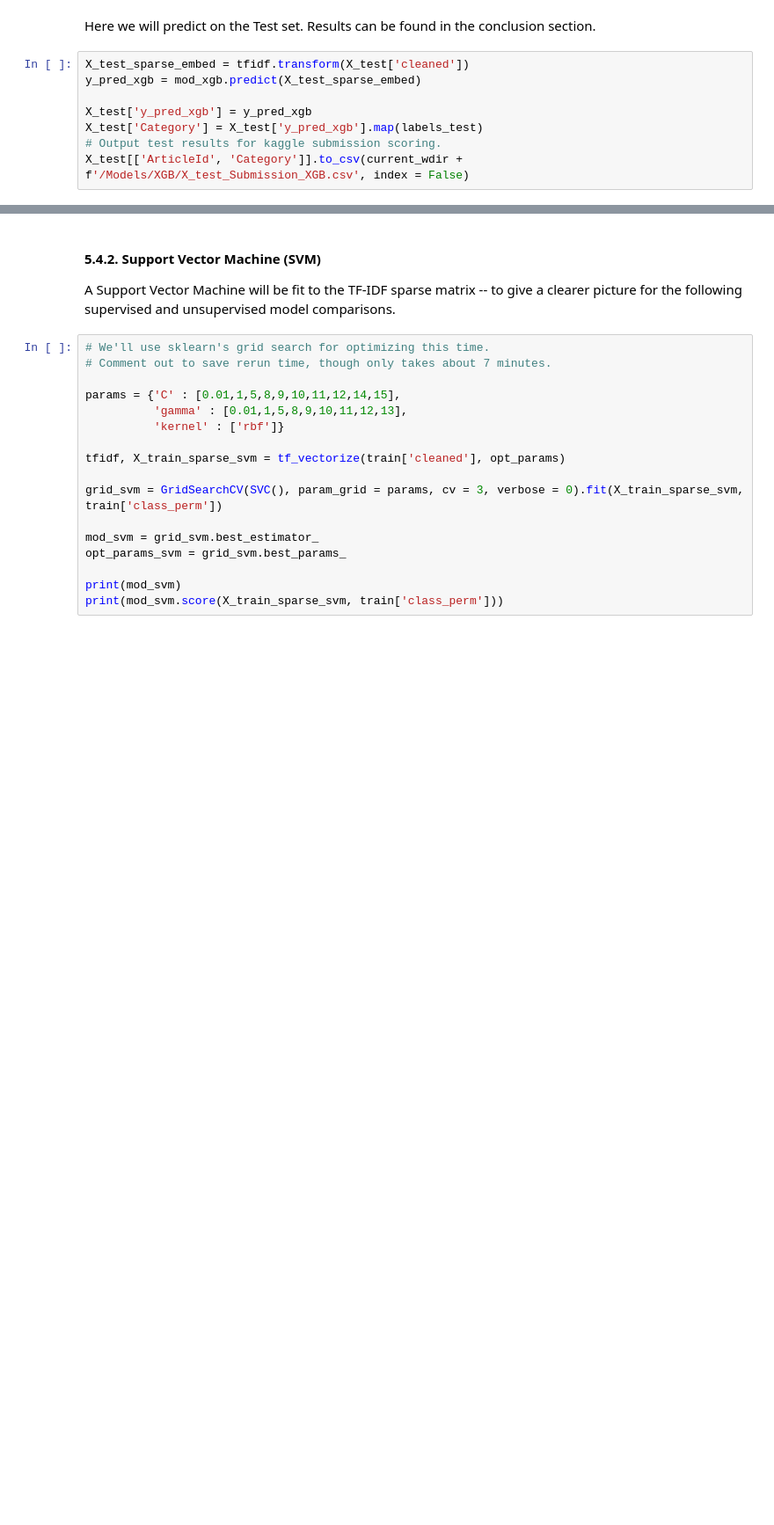
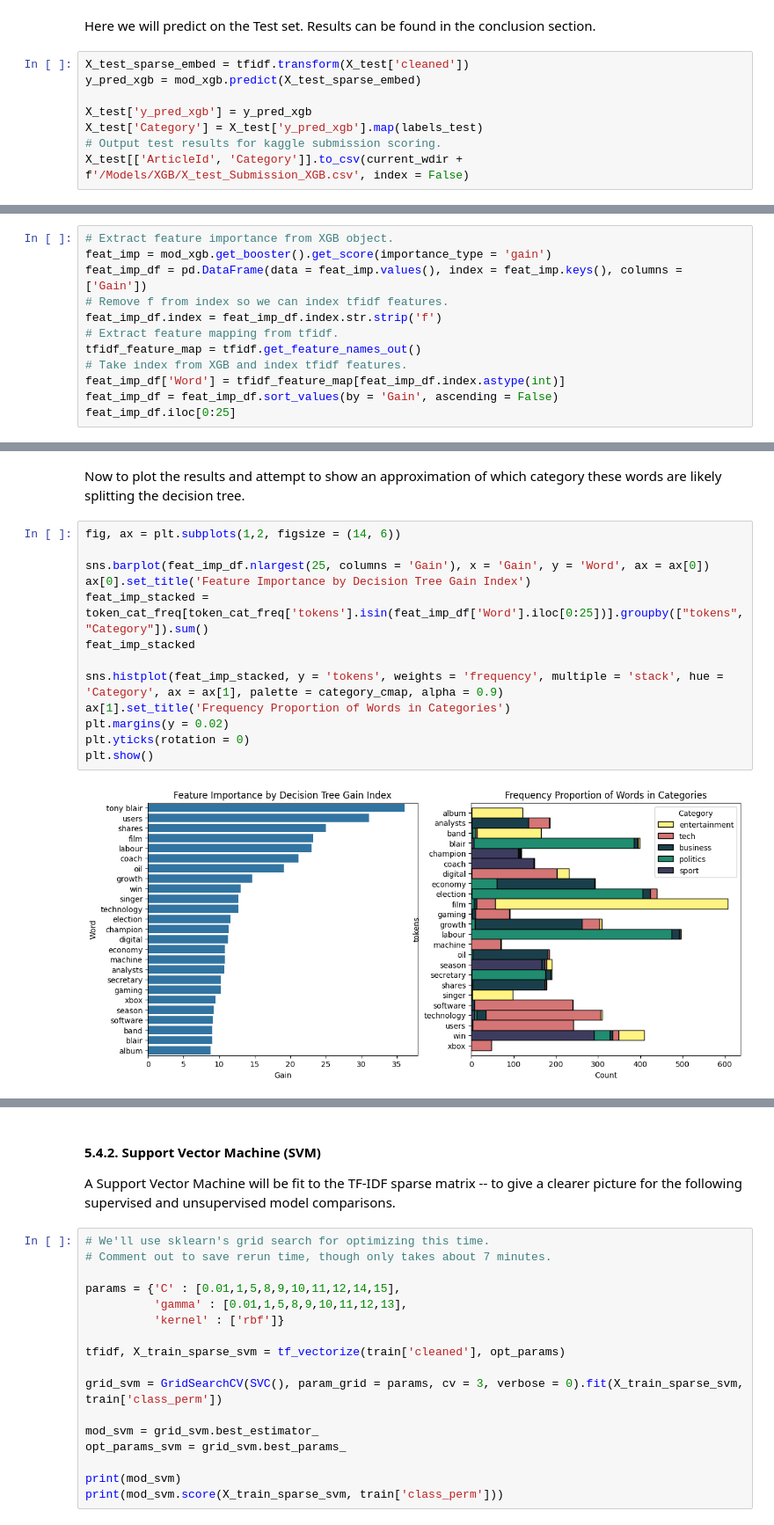
Before and after one commit to chill0121/News_Article_Matrix_Factorization, a Jupyter notebook: BBC_News_Classification.ipynb, the cells around one changed output, grey strips where cells are left out. Shown at 88% size. Cells and saved outputs as stored; diff of their text form; blank space fills up the shorter version.

Commit message:
Final notebook run for results and evaluation.

```diff
--- a/BBC_News_Classification.ipynb
+++ b/BBC_News_Classification.ipynb
@@ -1167,0 +1244,12 @@ X_test[['ArticleId', 'Category']].to_csv(current_wdir + f'/Models/XGB/X_test_Sub
+# %%
+# Extract feature importance from XGB object.
+feat_imp = mod_xgb.get_booster().get_score(importance_type = 'gain')
+feat_imp_df = pd.DataFrame(data = feat_imp.values(), index = feat_imp.keys(), columns = ['Gain'])
+# Remove f from index so we can index tfidf features.
+feat_imp_df.index = feat_imp_df.index.str.strip('f')
+# Extract feature mapping from tfidf.
+tfidf_feature_map = tfidf.get_feature_names_out()
+# Take index from XGB and index tfidf features.
+feat_imp_df['Word'] = tfidf_feature_map[feat_imp_df.index.astype(int)]
+feat_imp_df = feat_imp_df.sort_values(by = 'Gain', ascending = False)
+feat_imp_df.iloc[0:25]
@@ -1167,0 +1274,17 @@ X_test[['ArticleId', 'Category']].to_csv(current_wdir + f'/Models/XGB/X_test_Sub
+# %% [markdown]
+Now to plot the results and attempt to show an approximation of which category these words are likely splitting the decision tree.
+# %%
+fig, ax = plt.subplots(1,2, figsize = (14, 6))
+
+sns.barplot(feat_imp_df.nlargest(25, columns = 'Gain'), x = 'Gain', y = 'Word', ax = ax[0])
+ax[0].set_title('Feature Importance by Decision Tree Gain Index')
+feat_imp_stacked = token_cat_freq[token_cat_freq['tokens'].isin(feat_imp_df['Word'].iloc[0:25])].groupby(["tokens","Category"]).sum()
+feat_imp_stacked
+
+sns.histplot(feat_imp_stacked, y = 'tokens', weights = 'frequency', multiple = 'stack', hue = 'Category', ax = ax[1], palette = category_cmap, alpha = 0.9)
+ax[1].set_title('Frequency Proportion of Words in Categories')
+plt.margins(y = 0.02)
+plt.yticks(rotation = 0)
+plt.show()
+# %% [output]
+[figure, added]
```
Also changed, not shown: parts of 34 cells of this notebook, 7 other files.
